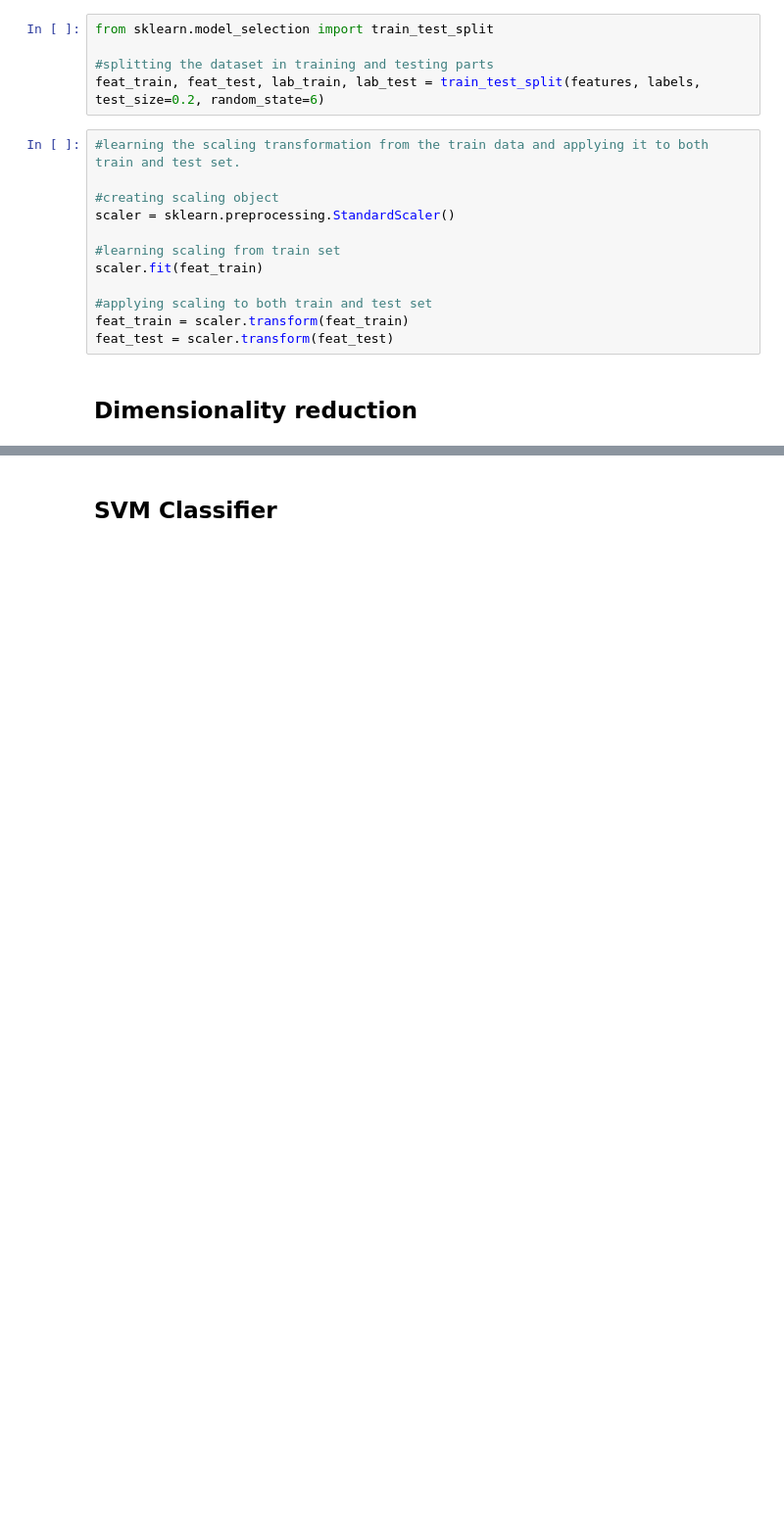
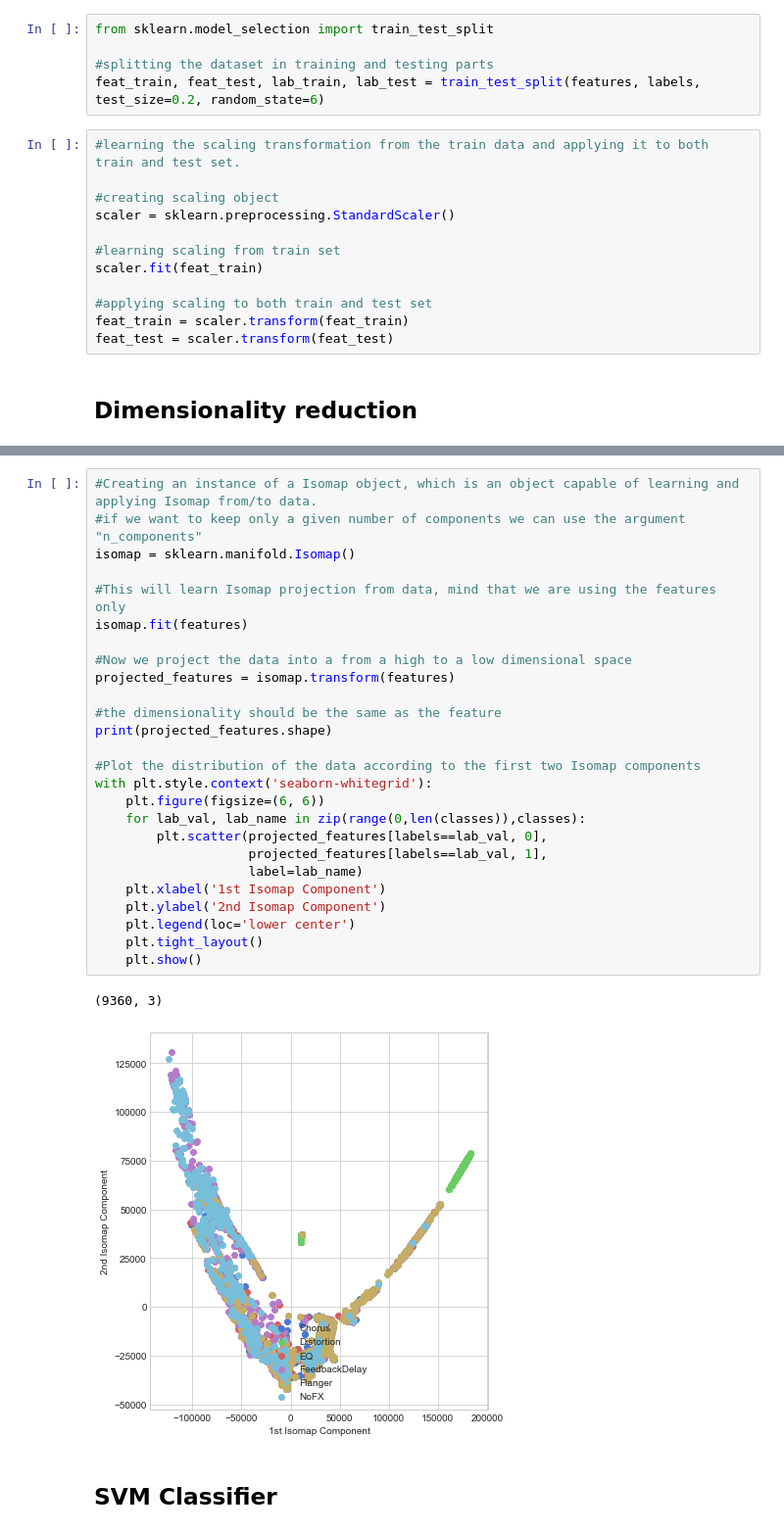
Before and after one commit to VoggLyster/AudioFXClassification, a Jupyter notebook: Project.ipynb, the cells around one changed output, grey strips where cells are left out. Shown at 98% size. Saved outputs shown, nothing was run; the diff lists cells and outputs as text; blank space fills up the shorter version.

```diff
--- a/Project.ipynb
+++ b/Project.ipynb
@@ -198,3 +251,32 @@ with plt.style.context('seaborn-whitegrid'):
+# %%
+#Creating an instance of a Isomap object, which is an object capable of learning and applying Isomap from/to data.
+#if we want to keep only a given number of components we can use the argument "n_components"
+isomap = sklearn.manifold.Isomap()
+
+#This will learn Isomap projection from data, mind that we are using the features only
+isomap.fit(features)
+
+#Now we project the data into a from a high to a low dimensional space
+projected_features = isomap.transform(features)
+
+#the dimensionality should be the same as the feature
+print(projected_features.shape)
+
+#Plot the distribution of the data according to the first two Isomap components
+with plt.style.context('seaborn-whitegrid'):
+    plt.figure(figsize=(6, 6))
+    for lab_val, lab_name in zip(range(0,len(classes)),classes):
+        plt.scatter(projected_features[labels==lab_val, 0],
+                    projected_features[labels==lab_val, 1],
+                    label=lab_name)
+    plt.xlabel('1st Isomap Component')
+    plt.ylabel('2nd Isomap Component')
+    plt.legend(loc='lower center')
+    plt.tight_layout()
+    plt.show()
+# %% [output]
+(9360, 3)
+[figure, added]
 # %% [markdown]
 ## SVM Classifier
 # %%
```
Also changed, not shown: parts of 10 cells of this notebook.
